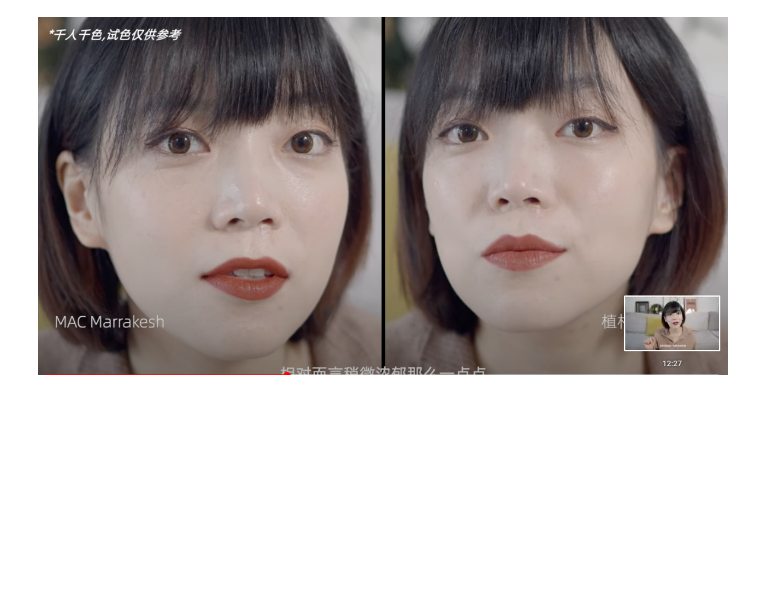
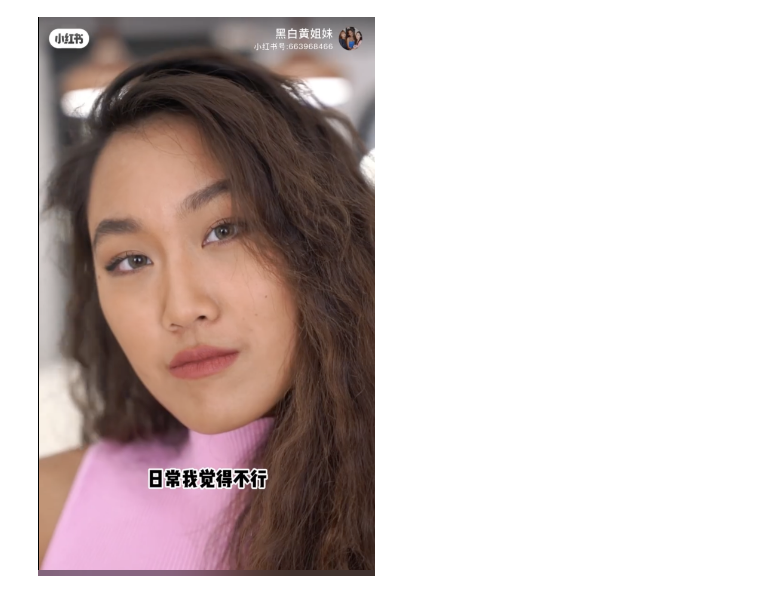
Before and after one commit to lhr0909/lipstick-db, a Jupyter notebook: notebook/face_mesh_detection.ipynb, the cells around one changed output. Saved outputs shown, nothing was run; the diff lists cells and outputs as text; code cells hidden in the pictures; blank space fills up the shorter version.

```diff
--- a/notebook/face_mesh_detection.ipynb
+++ b/notebook/face_mesh_detection.ipynb
@@ -1,29 +1,29 @@
 # %%
 import cv2
 import numpy as np
 from matplotlib import pyplot as plt
 from PIL import Image
 from IPython.display import display
 
 
 def show_image(img):
     """
     Show image in a window
     """
     display(Image.fromarray(img))
 
 
-image_name = "test_face2.png"
+image_name = "test_face12.png"
 
 image = cv2.imread(image_name)
 
 image_rgb = cv2.cvtColor(image, cv2.COLOR_BGR2RGB)
 image_hsv = cv2.cvtColor(image, cv2.COLOR_BGR2HSV)
 image_ycrcb = cv2.cvtColor(image, cv2.COLOR_BGR2YCR_CB)
 
 show_image(image_rgb)
 # %% [output]
-[figure, old version]
+[figure, new version]
 # %%
 import mediapipe as mp
 mp_face_mesh = mp.solutions.face_mesh
```
Also changed, not shown: parts of 7 cells of this notebook, 6 other files.
